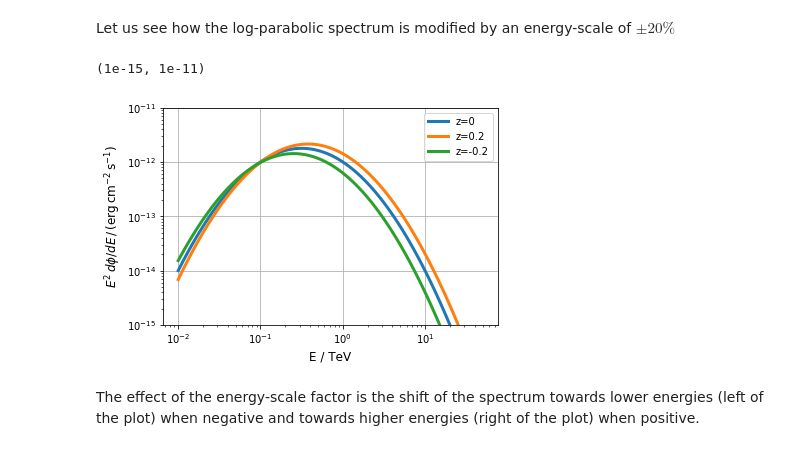
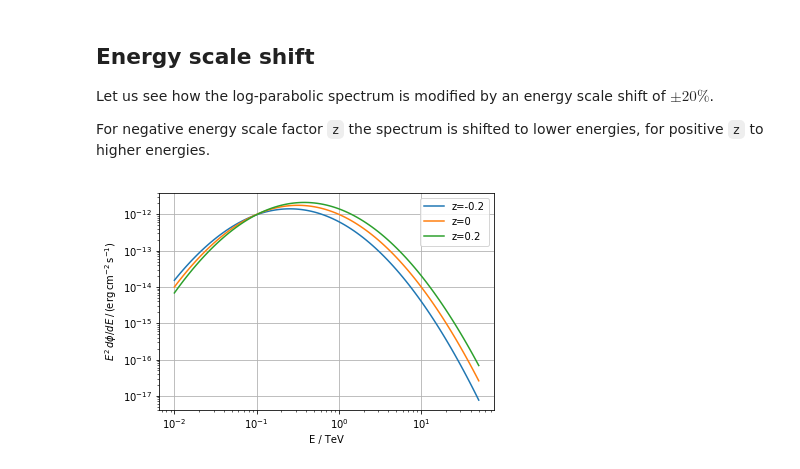
Before and after one commit to open-gamma-ray-astro/joint-crab, a Jupyter notebook: 3_systematics.ipynb, the cells around one changed output. Cells and saved outputs as stored; diff of their text form; code cells hidden in the pictures.

```diff
--- a/3_systematics.ipynb
+++ b/3_systematics.ipynb
@@ -29,23 +21,18 @@ from joint_crab.models import Log10ParabolaEnergyScale
 # %% [markdown]
-Let us see how the log-parabolic spectrum is modified by an energy-scale of $\pm20\%$
+## Energy scale shift
+
+Let us see how the log-parabolic spectrum is modified by an energy scale shift of $\pm20\%$.
+
+For negative energy scale factor `z` the spectrum is shifted to lower energies,
+for positive `z` to higher energies.
 # %%
-logpar_plus2 = Log10ParabolaEnergyScale(z=+0.2)
-logpar_minus2 = Log10ParabolaEnergyScale(z=-0.2)
-logpar_0 = Log10ParabolaEnergyScale(z=0)
+for z in [-0.2, 0, +0.2]:
+    model = Log10ParabolaEnergyScale(z=z)
+    model.plot([0.01, 50] * u.TeV, energy_power=2, label=f"z={z}")
 
-logpar_0.plot([0.01, 50] * u.TeV, energy_power=2, label="z=0", lw=3)
-logpar_plus2.plot([0.01, 50] * u.TeV, energy_power=2, label="z=0.2", lw=3)
-logpar_minus2.plot([0.01, 50] * u.TeV, energy_power=2, label="z=-0.2", lw=3)
 plt.legend()
-plt.xlabel("E / TeV", fontsize=12)
-plt.ylabel(
-    r"$E^2\,d\phi/dE\,/\,(\mathrm{erg}\,\mathrm{cm}^{-2}\,\mathrm{s}^{-1})$",
-    fontsize=12,
-)
+plt.xlabel("E / TeV")
+plt.ylabel(r"$E^2\,d\phi/dE\,/\,(\mathrm{erg}\,\mathrm{cm}^{-2}\,\mathrm{s}^{-1})$")
 plt.grid()
-plt.ylim([1e-15, 1e-11])
 # %% [output]
-(1e-15, 1e-11)
-[figure, old version]
+[figure, new version]
-# %% [markdown]
-The effect of the energy-scale factor is the shift of the spectrum towards lower energies (left of the plot) when negative and towards higher energies (right of the plot) when positive.
```
Also changed, not shown: parts of 23 cells of this notebook, 1 other file.
